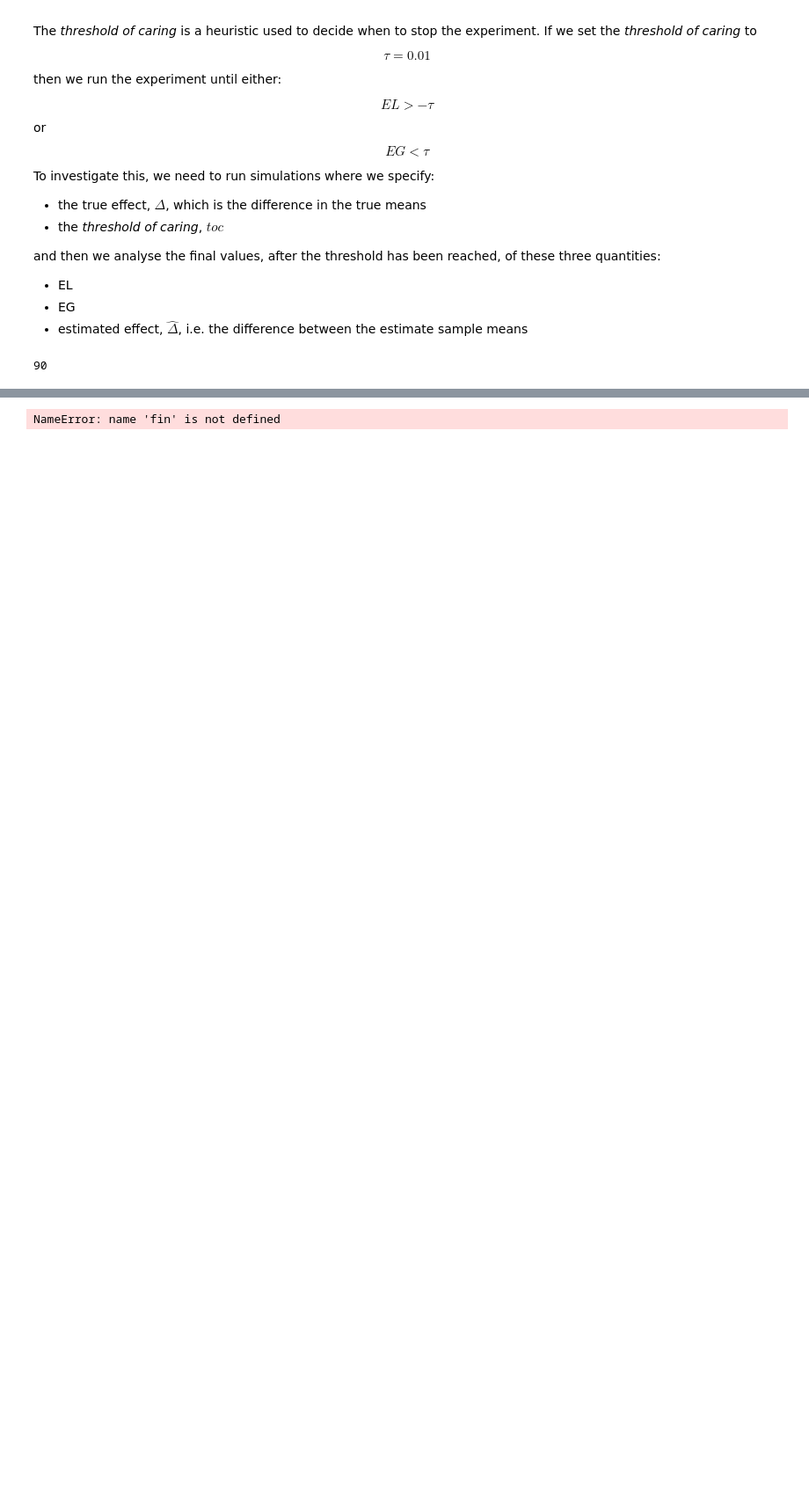
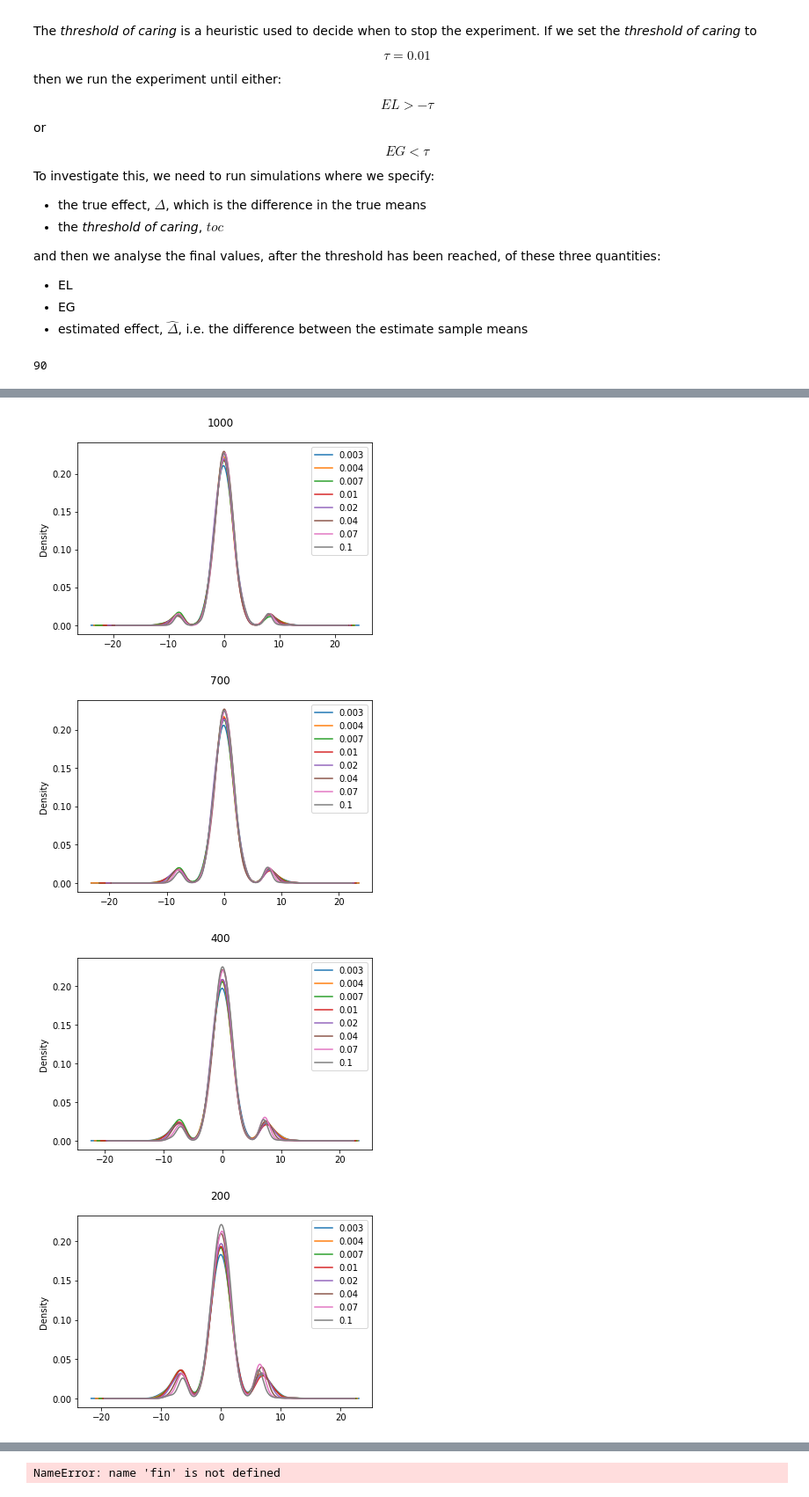
Before and after one commit to aaronmcdaid/bayesian.risk, a Jupyter notebook: notebooks/Using the Ratio Of Expected Gain to Expected Loss (REGEL) for fast A-B testing.ipynb, the cells around one changed output, grey strips where cells are left out. Shown at 88% size. Drawn from its saved outputs; the diff is of its cells as text; code cells hidden in the pictures; blank space fills up the shorter version.

Commit message:
Nice results when the ratio is large, very consistent distribution

```diff
--- a/notebooks/Using the Ratio Of Expected Gain to Expected Loss (REGEL) for fast A-B testing.ipynb
+++ b/notebooks/Using the Ratio Of Expected Gain to Expected Loss (REGEL) for fast A-B testing.ipynb
@@ -155 +154,28 @@ for stop, _ in df.groupby('stopping_condition'):
 [figure]
+# %%
+for REGEL_RATIO in [1000, 700, 400, 200, 100, 70, 40, 20, 10]:
+    plt.figure()
+    plt.suptitle(REGEL_RATIO)
+    for toc_large in [0.003,
+                      0.004,
+                      0.007,
+                      0.010,
+                      0.020,
+                      0.040,
+                      0.070,
+                      0.100,
+                      #0.200,
+                      #0.400,
+                     ]:
+        toc_small = toc_large / REGEL_RATIO
+        toc_sum  = toc_large + toc_small
+        stopping_condition = """(-EL) < {toc_small} | EG < {toc_small} | EG-EL < {toc_sum}""".format(**locals())
+        #print(stopping_condition)
+        one_sim = df.query('stopping_condition == @stopping_condition')
+        one_sim.eval('log(EG)-log(-EL)').plot.kde(label=toc_large)
+    plt.legend()
+# %% [output]
+[figure, added]
+[figure, added]
+[figure, added]
+[figure, added]
```
Also changed, not shown: parts of 3 cells of this notebook.
